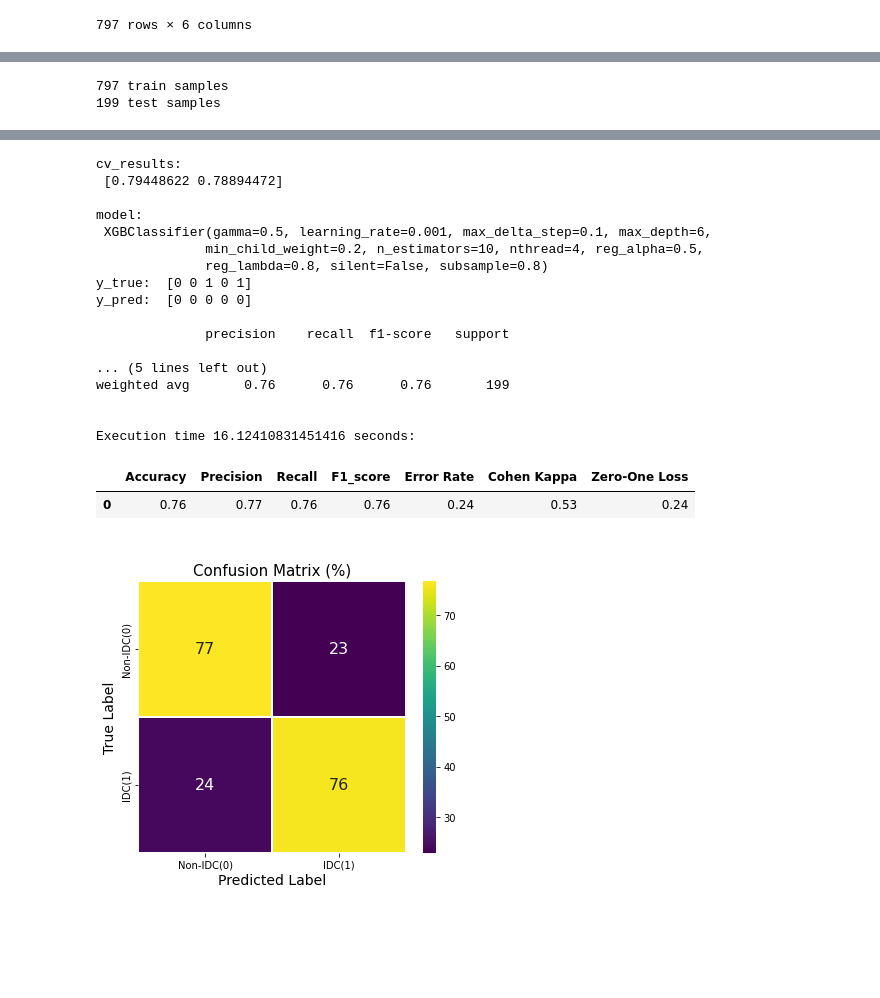
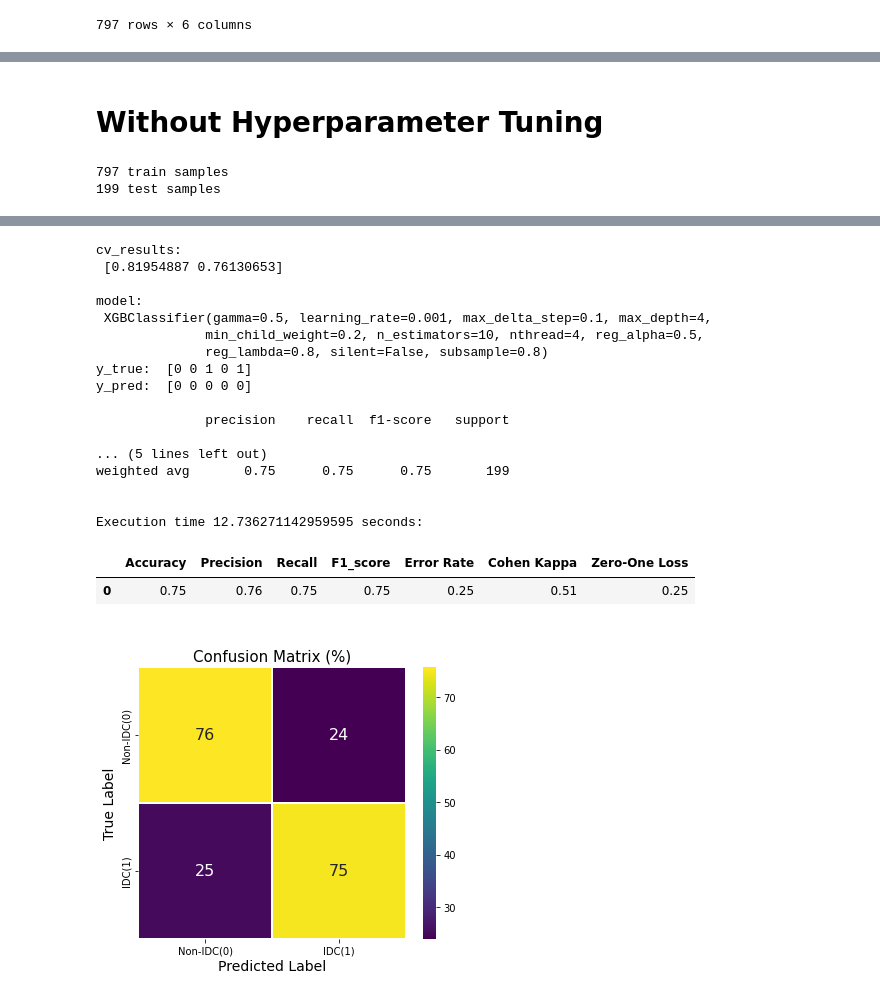
Before and after one commit to heesukjang/W207_AppliedML_Fall2022, a Jupyter notebook: 11_20_XGBoost_FINAL_IDC_Prediction_heesuk.ipynb, the cells around one changed output, grey strips where cells are left out. Cells and saved outputs as stored; diff of their text form; code cells hidden in the pictures; blank space fills up the shorter version.

```diff
--- a/11_20_XGBoost_FINAL_IDC_Prediction_heesuk.ipynb
+++ b/11_20_XGBoost_FINAL_IDC_Prediction_heesuk.ipynb
@@ -347,3 +469,5 @@ X_train_image_pixels
+# %% [markdown]
+# Without Hyperparameter Tuning
 # %%
 import lightgbm as lightgbm
 from sklearn.model_selection import cross_val_score
@@ -384,7 +508,7 @@ def build_xgboost(X_train_image_pixels, X_test_image_pixels):
 
   # fit XGboost model to the data
   model = xgb.XGBClassifier(gamma=0.5, learning_rate=0.001, max_delta_step=0.1,
-                            max_depth=6, min_child_weight=0.2, n_estimators=10,
+                            max_depth=4, min_child_weight=0.2, n_estimators=10,
                             nthread=4, objective='binary:logistic', reg_alpha=0.5,           # "multi:softmax" minimum number of classes should be 3
                             reg_lambda=0.8, scale_pos_weight=1, silent=False,
                             subsample=0.8)
@@ -453,20 +577,20 @@ build_xgboost(X_train_image_pixels, X_test_image_pixels)
 cv_results:
- [0.79448622 0.78894472]
+ [0.81954887 0.76130653]
 
 model:
- XGBClassifier(gamma=0.5, learning_rate=0.001, max_delta_step=0.1, max_depth=6,
+ XGBClassifier(gamma=0.5, learning_rate=0.001, max_delta_step=0.1, max_depth=4,
               min_child_weight=0.2, n_estimators=10, nthread=4, reg_alpha=0.5,
               reg_lambda=0.8, silent=False, subsample=0.8)
 y_true:  [0 0 1 0 1]
 y_pred:  [0 0 0 0 0]
 
               precision    recall  f1-score   support
 
 ... (5 lines left out)
-weighted avg       0.76      0.76      0.76       199
+weighted avg       0.75      0.75      0.75       199
 
 
-Execution time 16.12410831451416 seconds:
+Execution time 12.736271142959595 seconds:
 |  | Accuracy | Precision | Recall | F1_score | Error Rate | Cohen Kappa | Zero-One Loss |
-| 0 | 0.76 | 0.77 | 0.76 | 0.76 | 0.24 | 0.53 | 0.24 |
+| 0 | 0.75 | 0.76 | 0.75 | 0.75 | 0.25 | 0.51 | 0.25 |
-[figure, old version]
+[figure, new version]
```
Also changed, not shown: parts of 6 cells of this notebook.
